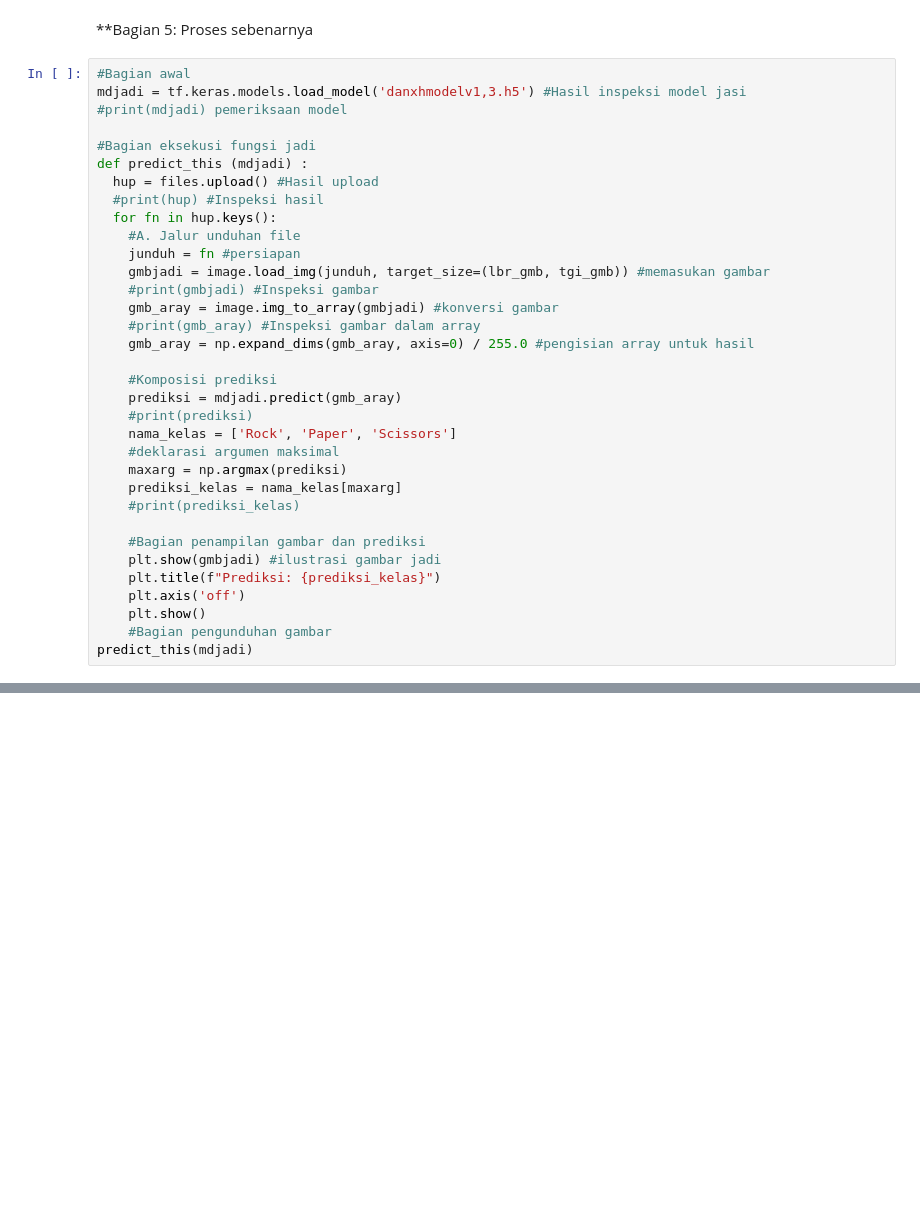
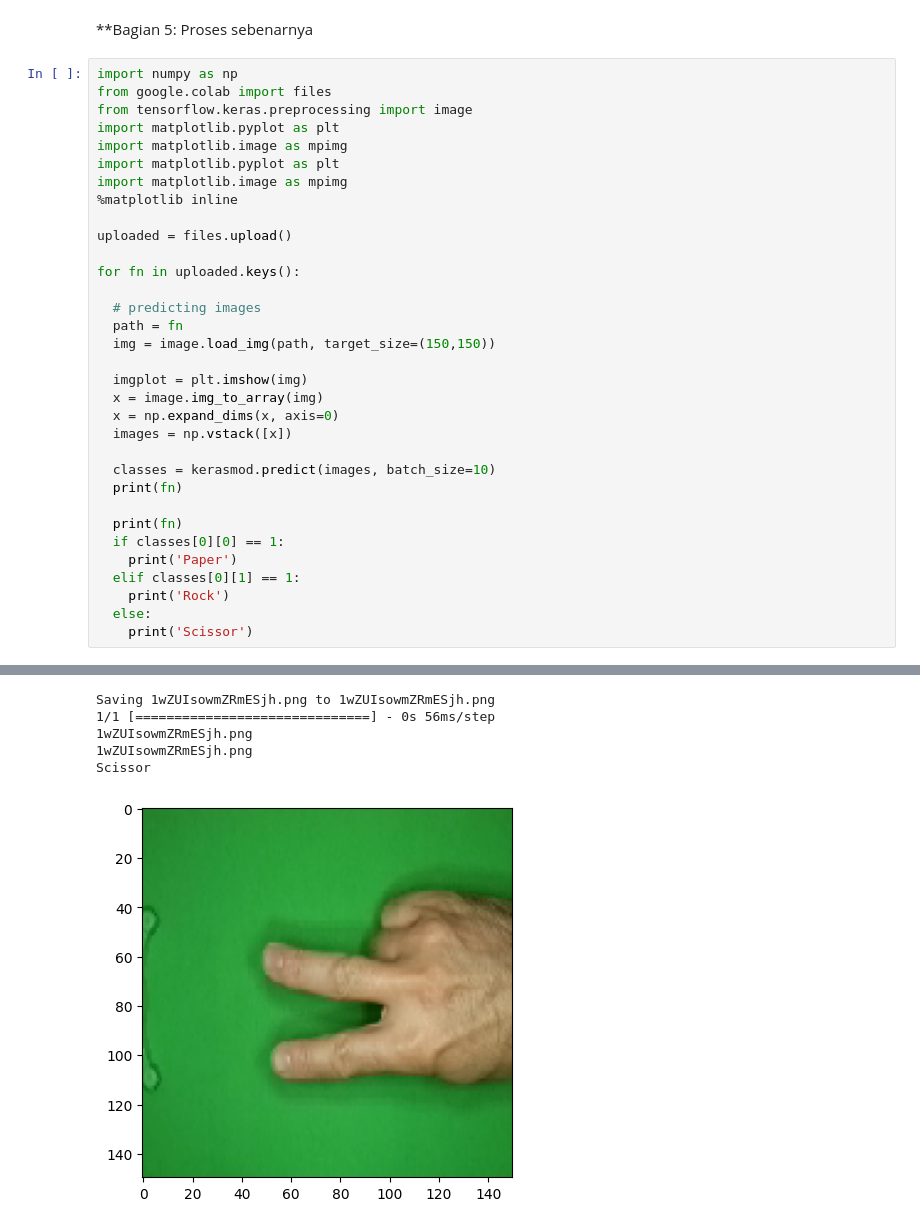
Before and after one commit to DGkurnia/discuss1, a Jupyter notebook: bmlp.ipynb, the cells around one changed output, grey strips where cells are left out. Drawn from its saved outputs; the diff is of its cells as text; blank space fills up the shorter version.

Commit message:
Weird hah... . I always get scissor

```diff
--- a/bmlp.ipynb
+++ b/bmlp.ipynb
@@ -367,37 +452,37 @@ plt.show()
 kerasmod.save('danxhmodelv1,3.h5')
 # %% [markdown]
 **Bagian 5: Proses sebenarnya
-# %%
-#Bagian awal
-mdjadi = tf.keras.models.load_model('danxhmodelv1,3.h5') #Hasil inspeksi model jasi
-#print(mdjadi) pemeriksaan model
-
-#Bagian eksekusi fungsi jadi
-def predict_this (mdjadi) :
-  hup = files.upload() #Hasil upload
-  #print(hup) #Inspeksi hasil
-  for fn in hup.keys():
-    #A. Jalur unduhan file
-    junduh = fn #persiapan
-    gmbjadi = image.load_img(junduh, target_size=(lbr_gmb, tgi_gmb)) #memasukan gambar
-    #print(gmbjadi) #Inspeksi gambar
-    gmb_aray = image.img_to_array(gmbjadi) #konversi gambar
-    #print(gmb_aray) #Inspeksi gambar dalam array
-    gmb_aray = np.expand_dims(gmb_aray, axis=0) / 255.0 #pengisian array untuk hasil
-
-    #Komposisi prediksi
-    prediksi = mdjadi.predict(gmb_aray)
-    #print(prediksi)
-    nama_kelas = ['Rock', 'Paper', 'Scissors']
-    #deklarasi argumen maksimal
-    maxarg = np.argmax(prediksi)
-    prediksi_kelas = nama_kelas[maxarg]
-    #print(prediksi_kelas)
-
-    #Bagian penampilan gambar dan prediksi
-    plt.show(gmbjadi) #ilustrasi gambar jadi
-    plt.title(f"Prediksi: {prediksi_kelas}")
-    plt.axis('off')
-    plt.show()
-    #Bagian pengunduhan gambar
-predict_this(mdjadi)
+# %%
+import numpy as np
+from google.colab import files
+from tensorflow.keras.preprocessing import image
+import matplotlib.pyplot as plt
+import matplotlib.image as mpimg
+import matplotlib.pyplot as plt
+import matplotlib.image as mpimg
+%matplotlib inline
+
+uploaded = files.upload()
+
+for fn in uploaded.keys():
+
+  # predicting images
+  path = fn
+  img = image.load_img(path, target_size=(150,150))
+
+  imgplot = plt.imshow(img)
+  x = image.img_to_array(img)
+  x = np.expand_dims(x, axis=0)
+  images = np.vstack([x])
+
+  classes = kerasmod.predict(images, batch_size=10)
+  print(fn)
+
+  print(fn)
+  if classes[0][0] == 1:
+    print('Paper')
+  elif classes[0][1] == 1:
+    print('Rock')
+  else:
+    print('Scissor')
+# %% [output]
@@ -403,0 +490,6 @@ predict_this(mdjadi)
+Saving 1wZUIsowmZRmESjh.png to 1wZUIsowmZRmESjh.png
+1/1 [==============================] - 0s 56ms/step
+1wZUIsowmZRmESjh.png
+1wZUIsowmZRmESjh.png
+Scissor
+[figure, added]
```
Also changed, not shown: parts of 21 cells of this notebook.
